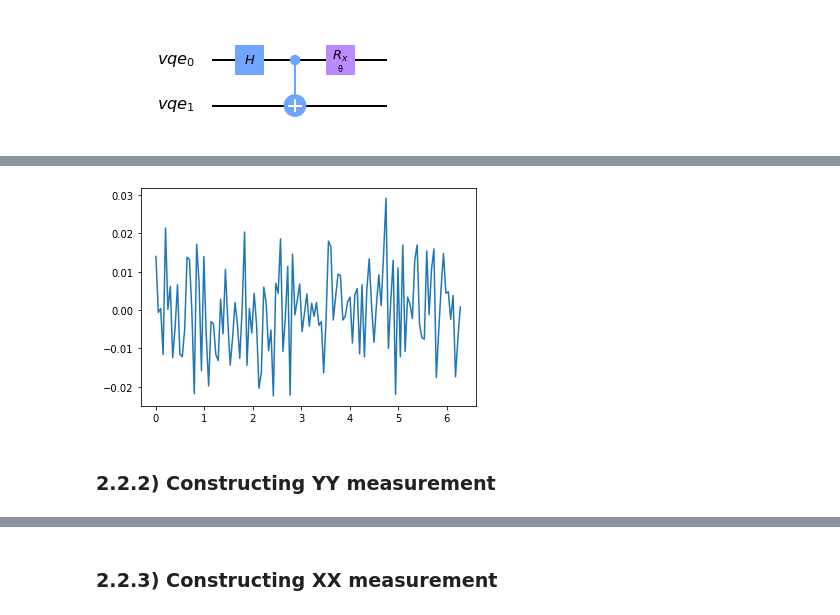
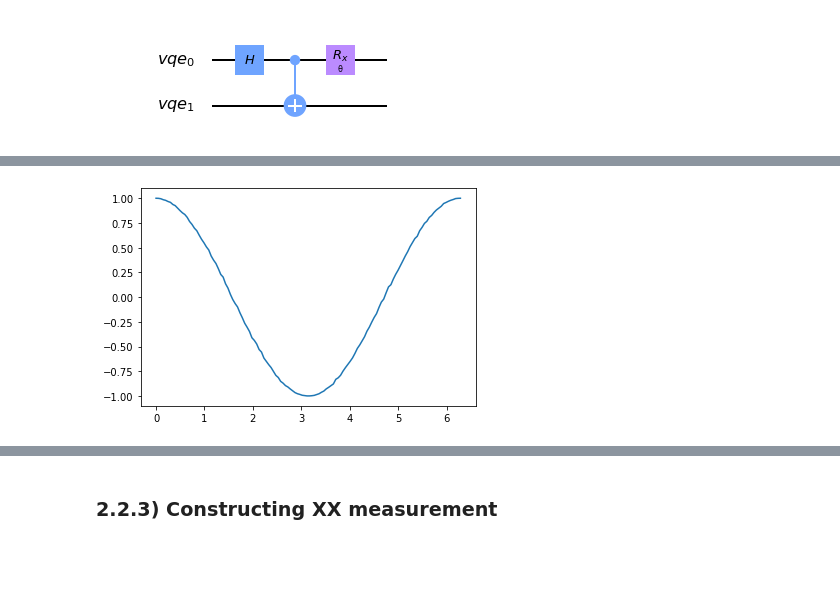
Before and after one commit to nahumsa/QOSF, a Jupyter notebook: Task 4.ipynb, the cells around one changed output, grey strips where cells are left out. Drawn from its saved outputs; the diff is of its cells as text; code cells hidden in the pictures; blank space fills up the shorter version.

```diff
--- a/Task 4.ipynb
+++ b/Task 4.ipynb
@@ -161,11 +176,22 @@ zz_meas.draw('mpl')
 # %%
-from qiskit import Aer, execute
-def measure_zz(given_circuit, num_shots = 10000):
+def measure_zz(given_circuit: qiskit.QuantumCircuit,
+               theta_range: [list, np.array],
+               num_shots: int = 10000):
+    """ Measure the ZZ expected value for a given_circuit.
 
+    Args:
+        given_circuit (qiskit.QuantumCircuit): The parametrized circuit that you
+        want to calculate the ZZ expected value.
+        theta_range (Union[list, np.array]): Range of the parameter that you want
+        to sweep.
+        num_shots (int): Number of shots for each circuit run. (default=10000)
+
+    Returns:
+        zz (np.array): Expected values for each parameter.
+    """
     zz_meas = measure_zz_circuit(given_circuit)
-    theta_range = np.linspace(0, 2 * np.pi, 128)
 
-    simulator = Aer.get_backend('qasm_simulator')
+    simulator = qiskit.Aer.get_backend('qasm_simulator')
 
     job = execute(zz_meas,
               backend= simulator,
@@ -175,8 +201,8 @@ def measure_zz(given_circuit, num_shots = 10000):
     counts = job.result().get_counts()
 
     zz = []
-
     for count in counts:
+        # Fill if the ij doesn't show up
         if '00' not in count:
             count['00'] = 0
         if '01' not in count:
@@ -186,16 +212,17 @@ def measure_zz(given_circuit, num_shots = 10000):
         if '11' not in count:
             count['11'] = 0
 
+        # Get total counts in order to obtain the probability
         total_counts = count['00'] + count['11'] + count['01'] + count['10']
-
+        # Get counts for expected value
         zz_meas = count['00'] + count['11'] - count['01'] - count['10']
+        # Append the probability
         zz.append(zz_meas / total_counts)
 
-    return theta_range, zz
-
-theta_range, zz = measure_zz(qc)
-plt.plot(theta_range, zz);
+    return np.array(zz)
-# %% [output]
-[figure, removed]
-# %% [markdown]
-### 2.2.2) Constructing YY measurement
+# %%
+theta_range = np.linspace(0, 2 * np.pi, 128)
+zz = measure_zz(qc, theta_range)
+plt.plot(theta_range, zz);
+# %% [output]
+[figure, added]
```
Also changed, not shown: parts of 26 cells of this notebook.
